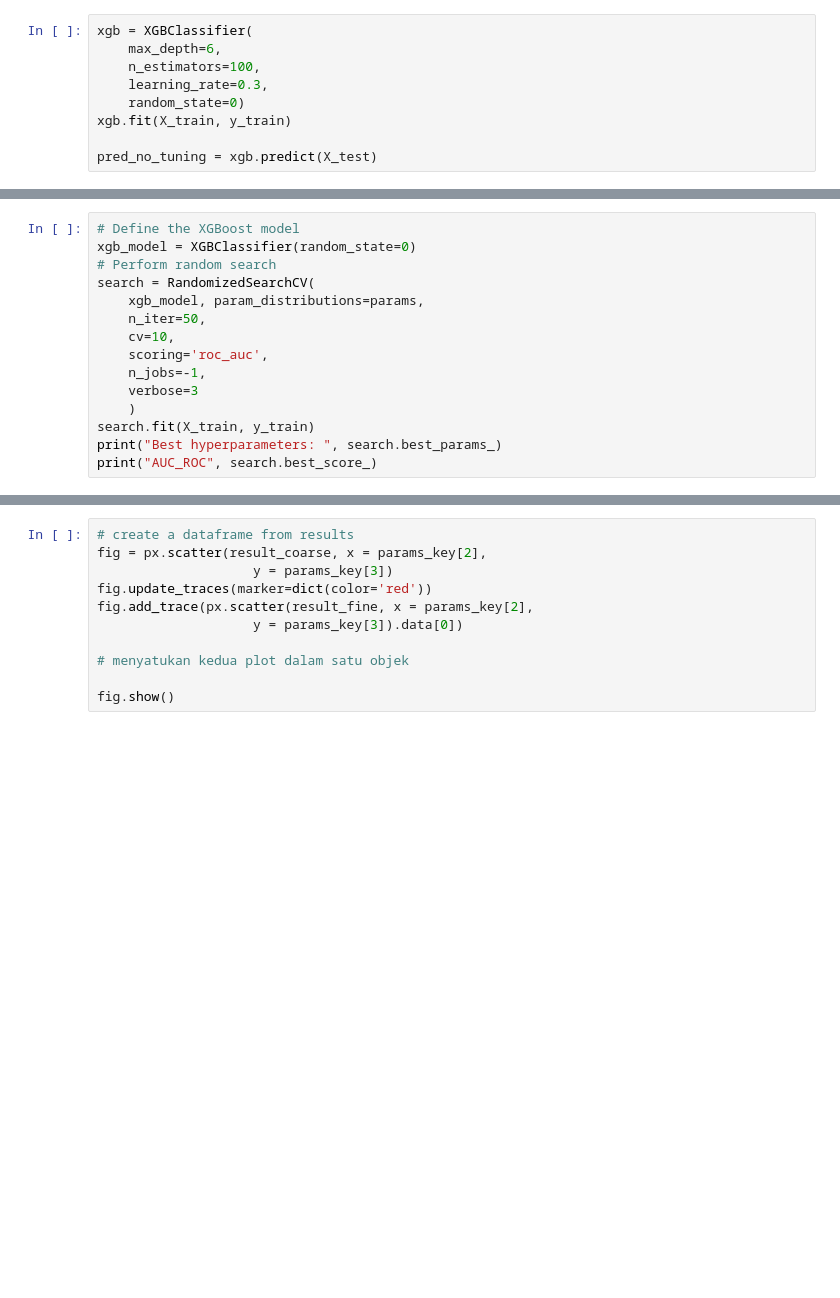
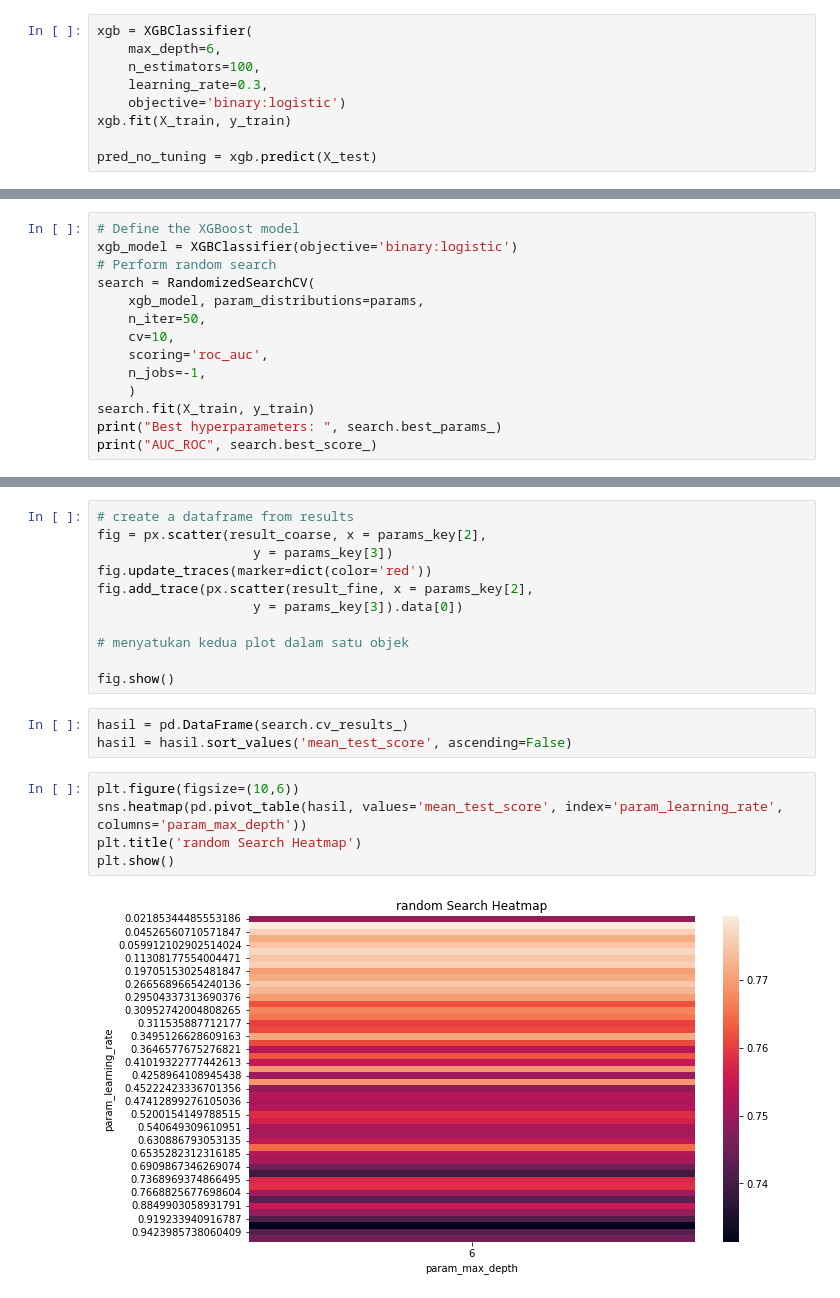
Before and after one commit to el-thobhy/rainfall-prediction, a Jupyter notebook: test_code_bmkg.ipynb, the cells around one changed output, grey strips where cells are left out. Cells and saved outputs as stored; diff of their text form; blank space fills up the shorter version.

```diff
--- a/test_code_bmkg.ipynb
+++ b/test_code_bmkg.ipynb
@@ -278,7 +282,7 @@ xgb = XGBClassifier(
     max_depth=6,
     n_estimators=100,
     learning_rate=0.3,
-    random_state=0)
+    objective='binary:logistic')
 xgb.fit(X_train, y_train)
 
 pred_no_tuning = xgb.predict(X_test)
@@ -358,7 +362,7 @@ params
 Tuning dengan RSCV
 # %%
 # Define the XGBoost model
-xgb_model = XGBClassifier(random_state=0)
+xgb_model = XGBClassifier(objective='binary:logistic')
 # Perform random search
 search = RandomizedSearchCV(
     xgb_model, param_distributions=params,
@@ -366,7 +370,6 @@ search = RandomizedSearchCV(
     cv=10,
     scoring='roc_auc',
     n_jobs=-1,
-    verbose=3
     )
 search.fit(X_train, y_train)
 print("Best hyperparameters: ", search.best_params_)
@@ -544,3 +544,13 @@ fig.add_trace(px.scatter(result_fine, x = params_key[2],
 # menyatukan kedua plot dalam satu objek
 
 fig.show()
+# %%
+hasil = pd.DataFrame(search.cv_results_)
+hasil = hasil.sort_values('mean_test_score', ascending=False)
+# %%
+plt.figure(figsize=(10,6))
+sns.heatmap(pd.pivot_table(hasil, values='mean_test_score', index='param_learning_rate', columns='param_max_depth'))
+plt.title('random Search Heatmap')
+plt.show()
+# %% [output]
+[figure, added]
```
Also changed, not shown: parts of 7 cells of this notebook, 3 other files.
